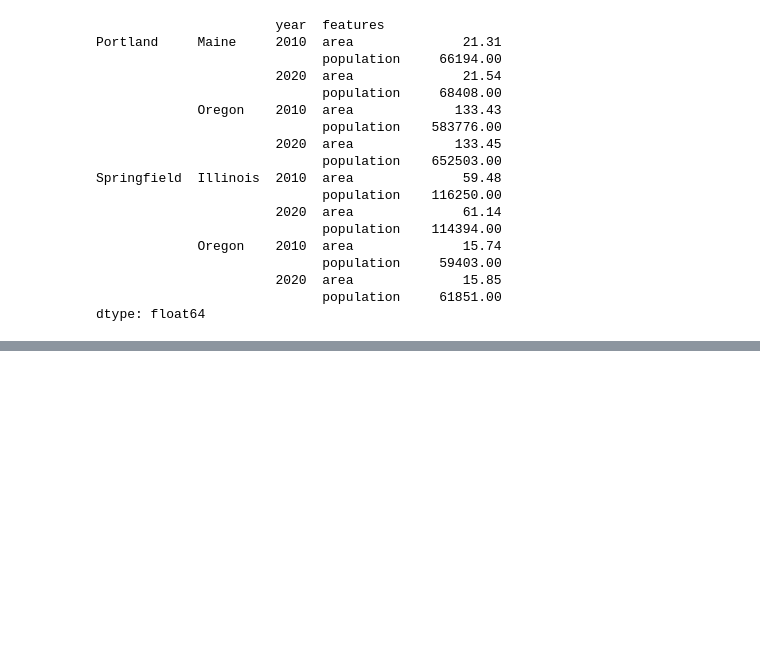
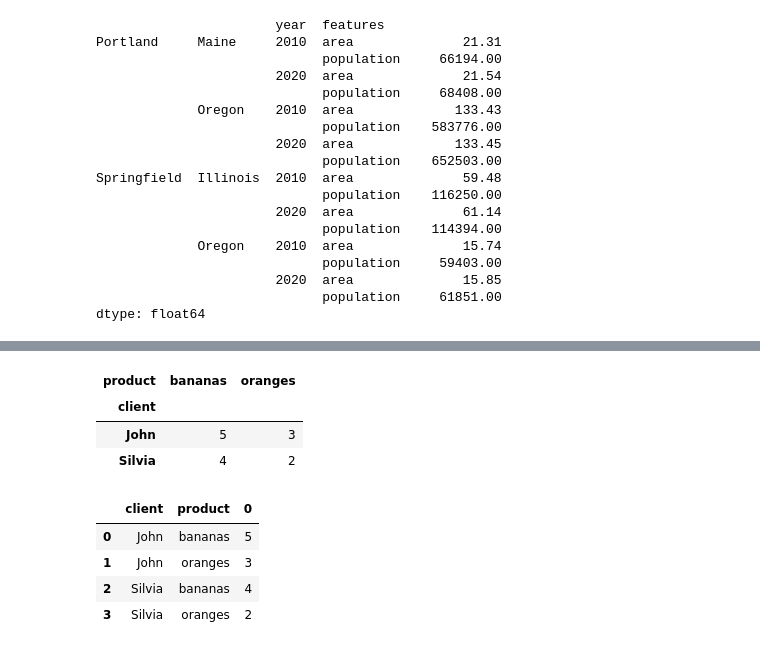
Before and after one commit to ZosoV/pandas_review, a Jupyter notebook: 007_reshaping.ipynb, the cells around one changed output, grey strips where cells are left out. Saved outputs shown, nothing was run; the diff lists cells and outputs as text; code cells hidden in the pictures; blank space fills up the shorter version.

```diff
--- a/006_reshaping.ipynb
+++ b/007_reshaping.ipynb
@@ -242,0 +276,24 @@ df.iloc[0:-1,:].unstack(fill_value=1)
+# %%
+data = {
+    "client" : ["John", "John", "Silvia", "Silvia"],
+    "product" : ["bananas", "oranges", "bananas", "oranges"],
+    "quantity" : [5, 3, 4, 2],
+    "price" : [1.5, 3, 2.5, 4]
+}
+
+df = pd.DataFrame(data)
+df = df.pivot(index="client", columns="product", values="quantity")
+df
+# %% [output]
+| product | bananas | oranges |
+| client |  |  |
+| John | 5 | 3 |
+| Silvia | 4 | 2 |
+# %%
+df.stack().reset_index()
+# %% [output]
+|  | client | product | 0 |
+| 0 | John | bananas | 5 |
+| 1 | John | oranges | 3 |
+| 2 | Silvia | bananas | 4 |
+| 3 | Silvia | oranges | 2 |
```
Also changed, not shown: parts of 12 cells of this notebook, 2 other files.
